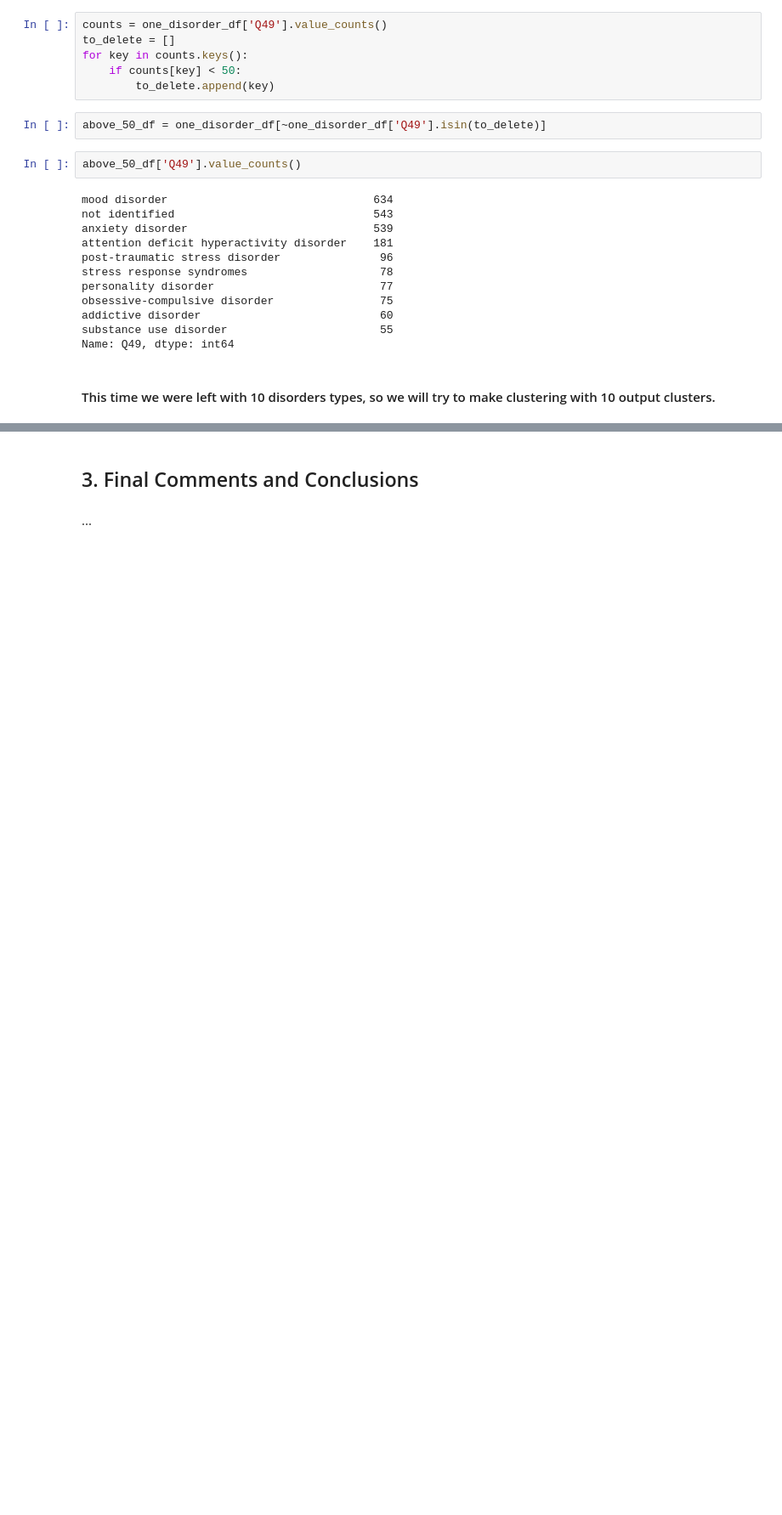
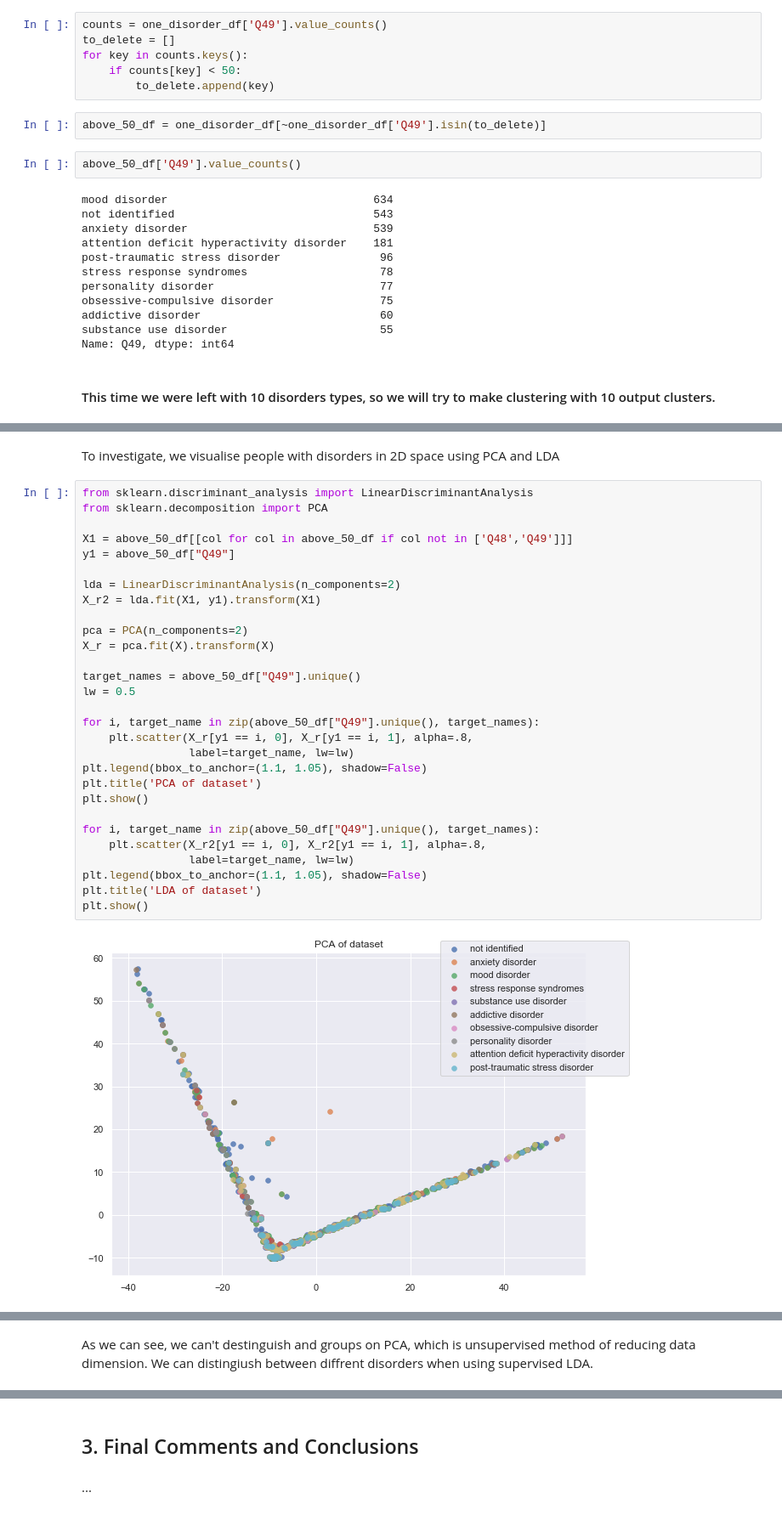
Before and after one commit to jakmak24/ML_health, a Jupyter notebook: AA_201819_Project.ipynb, the cells around one changed output, grey strips where cells are left out. Shown at 85% size. Cells and saved outputs as stored; diff of their text form; blank space fills up the shorter version.

```diff
--- a/AA_201819_Project.ipynb
+++ b/AA_201819_Project.ipynb
@@ -1530 +1521,34 @@ total: 184
 ... (8 outputs left out)
+# %% [markdown]
+To investigate, we visualise people with disorders in 2D space using PCA and LDA
+# %%
+from sklearn.discriminant_analysis import LinearDiscriminantAnalysis
+from sklearn.decomposition import PCA
+
+X1 = above_50_df[[col for col in above_50_df if col not in ['Q48','Q49']]]
+y1 = above_50_df["Q49"]
+
+lda = LinearDiscriminantAnalysis(n_components=2)
+X_r2 = lda.fit(X1, y1).transform(X1)
+
+pca = PCA(n_components=2)
+X_r = pca.fit(X).transform(X)
+
+target_names = above_50_df["Q49"].unique()
+lw = 0.5
+
+for i, target_name in zip(above_50_df["Q49"].unique(), target_names):
+    plt.scatter(X_r[y1 == i, 0], X_r[y1 == i, 1], alpha=.8,
+                label=target_name, lw=lw)
+plt.legend(bbox_to_anchor=(1.1, 1.05), shadow=False)
+plt.title('PCA of dataset')
+plt.show()
+
+for i, target_name in zip(above_50_df["Q49"].unique(), target_names):
+    plt.scatter(X_r2[y1 == i, 0], X_r2[y1 == i, 1], alpha=.8,
+                label=target_name, lw=lw)
+plt.legend(bbox_to_anchor=(1.1, 1.05), shadow=False)
+plt.title('LDA of dataset')
+plt.show()
+# %% [output]
+[figure, added]
@@ -1531 +1556,3 @@ total: 184
+# %% [markdown]
+As we can see, we can't destinguish and groups on PCA, which is unsupervised method of reducing data dimension. We can distingiush between diffrent disorders when using supervised LDA.
 # %% [markdown]
```
Also changed, not shown: parts of 13 cells of this notebook.
